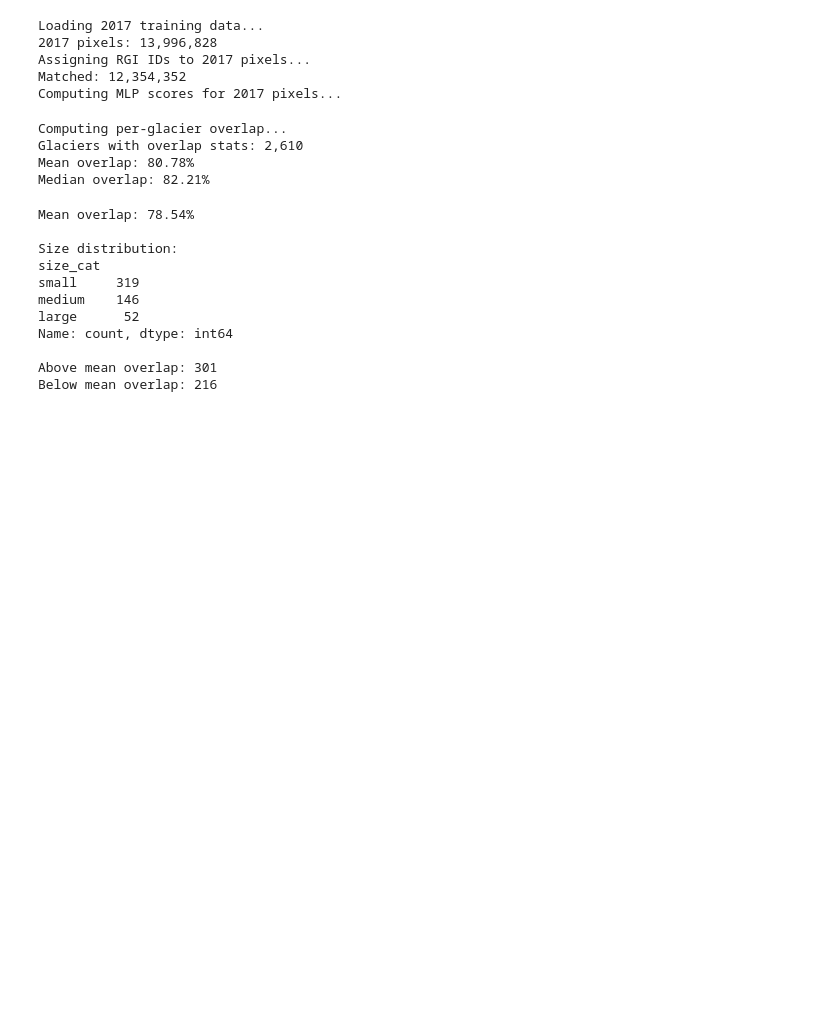
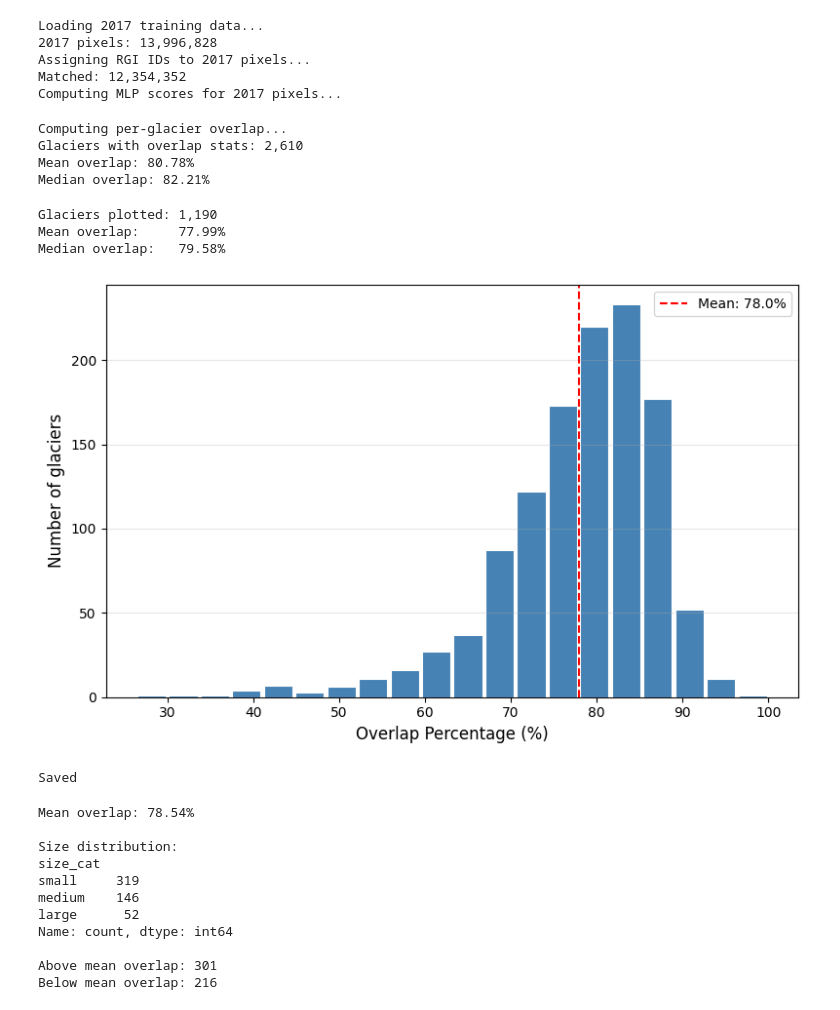
Before and after one commit to mattdaly04/Glacier-Project, a Jupyter notebook: Glacier Project/glacier_selection.ipynb, the cells around one changed output. Cells and saved outputs as stored; diff of their text form; code cells hidden in the pictures; blank space fills up the shorter version.

Commit message:
added retreat percentage to plots and produced per-glacier histogram

```diff
--- a/Glacier Project/glacier_selection.ipynb
+++ b/Glacier Project/glacier_selection.ipynb
@@ -132 +137,39 @@ Median overlap: 82.21%
+# %%
+import matplotlib.pyplot as plt
+import numpy as np
+
+# Filter to glaciers used in analysis (>=0.5 km²)
+df_hist = df_selection.copy()
+mean_overlap = df_hist['overlap_pct'].mean()
+median_overlap = df_hist['overlap_pct'].median()
+
+print(f"Glaciers plotted: {len(df_hist):,}")
+print(f"Mean overlap:     {mean_overlap:.2f}%")
+print(f"Median overlap:   {median_overlap:.2f}%")
+
+fig, ax = plt.subplots(figsize=(8, 5))
+
+ax.hist(df_hist['overlap_pct'], bins=20,
+        color='steelblue', edgecolor='white',
+        linewidth=0.8, rwidth=0.9)
+
+# Mean and median lines
+ax.axvline(mean_overlap, color='red', linestyle='--',
+           linewidth=1.5, label=f'Mean: {mean_overlap:.1f}%')
+
+ax.set_xlabel('Overlap Percentage (%)', fontsize=12)
+ax.set_ylabel('Number of glaciers', fontsize=12)
+ax.legend(fontsize=10)
+ax.grid(True, alpha=0.3, axis='y')
+
+plt.tight_layout()
+plt.savefig(RESULTS_DIR / 'overlap_histogram.png', dpi=200, bbox_inches='tight')
+plt.show()
+print("Saved")
+# %% [output]
+Glaciers plotted: 1,190
+Mean overlap:     77.99%
+Median overlap:   79.58%
+[figure, added]
+Saved
 # %%
```
Also changed, not shown: parts of 5 cells of this notebook, 2 other files.
